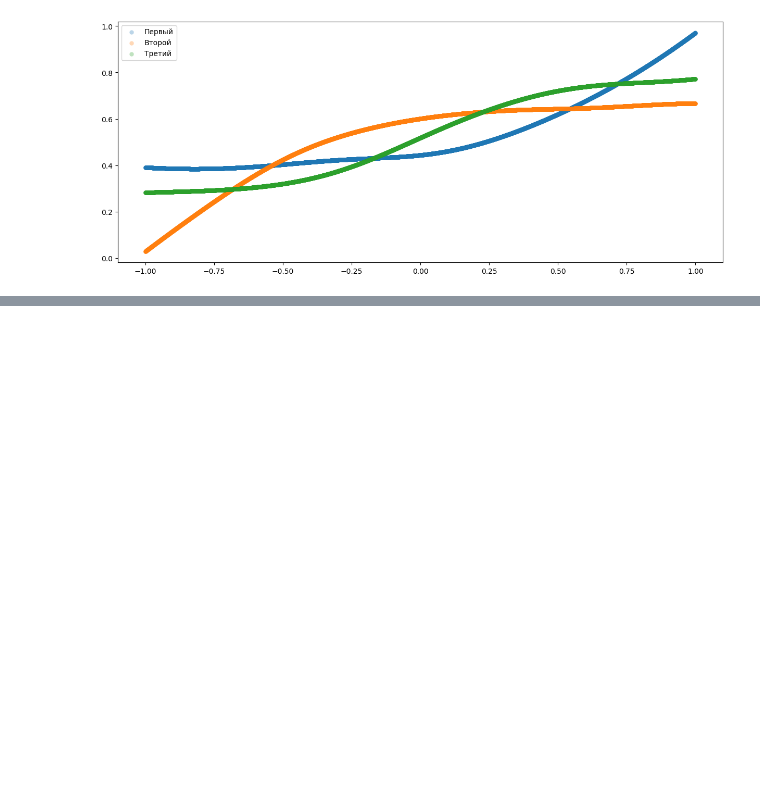
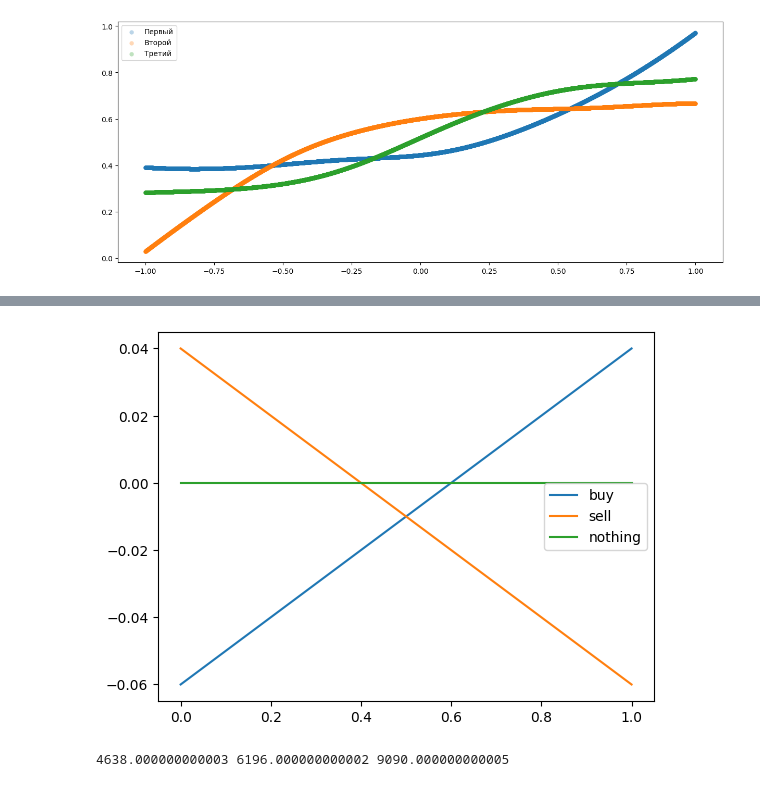
Before and after one commit to abromoon/machine-learning-course, a Jupyter notebook: data/lab2/main.ipynb, the cells around one changed output, grey strips where cells are left out. Drawn from its saved outputs; the diff is of its cells as text; code cells hidden in the pictures; blank space fills up the shorter version.

```diff
--- a/data/lab2/main.ipynb
+++ b/data/lab2/main.ipynb
@@ -118,0 +206,41 @@ plt.show()
+# %%
+def profitForTask2(pred, actual, t1, t2, tpv, tnv, fpv, fnv):
+    threePred = [0] * len(pred)
+
+    for i in range(len(pred)):
+        if pred[i] < t1:
+            continue
+        elif pred[i] > t2:
+            threePred[i] = 1
+        else:
+            threePred[i] = 2
+
+    FP = FN = TP = TN = 0
+    for i, j in zip(threePred, actual):
+        if i == j == 1:
+            TP += 1
+        if i == j == 0:
+            TN += 1
+        if i != j and i == 1:
+            FP += 1
+        if i != j and i == 0:
+            FN += 1
+    return (TP * tpv + TN * tnv + FP * fpv + FN * fnv) * 100
+
+def buy(p):
+    return 0.04 * p - 0.06 * (1 - p)
+
+def sell(p):
+    return -0.06 * p + 0.04 * (1 - p)
+
+def nothing(x):
+    return 0
+
+plot_dependencies([buy, sell, nothing], ["buy", "sell", "nothing"])
+
+print(profitForTask2(probabilities1, data['label'], 0.4, 0.6, 0.04, 0.04, -0.06, -0.06), \
+      profitForTask2(probabilities2, data['label'], 0.4, 0.6, 0.04, 0.04, -0.06, -0.06), \
+      profitForTask2(probabilities3, data['label'], 0.4, 0.6, 0.04, 0.04, -0.06, -0.06))
+# %% [output]
+[figure, added]
+4638.000000000003 6196.000000000002 9090.000000000005
```
Also changed, not shown: parts of 28 cells of this notebook.
